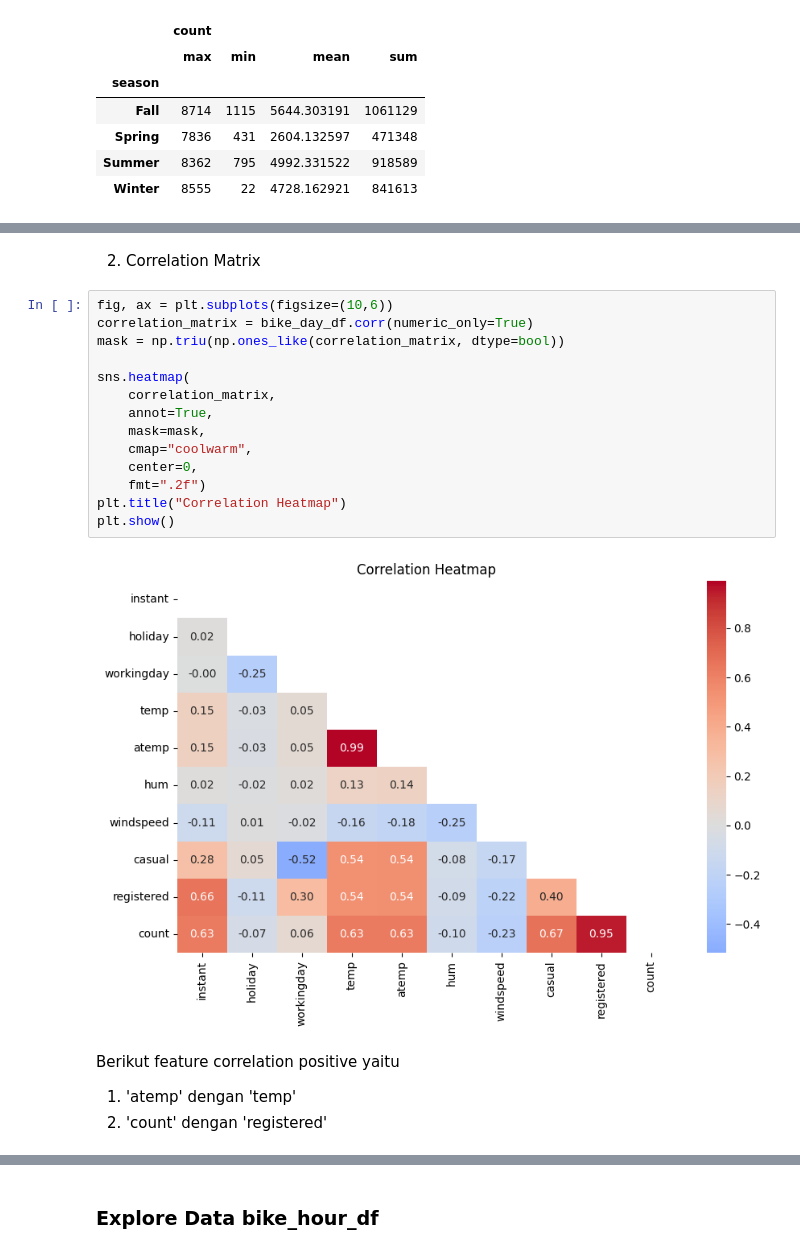
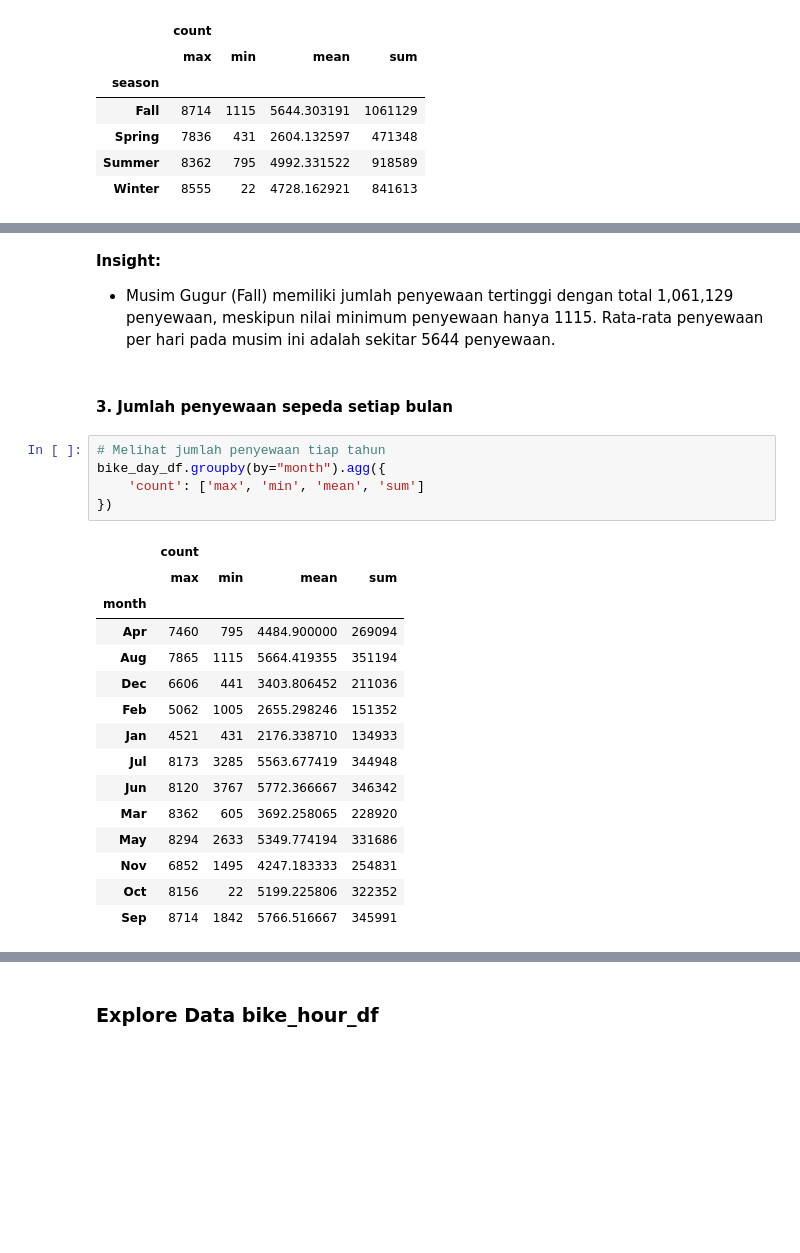
Before and after one commit to liqolina/Bike-Sharing-Dataset-Dicoding, a Jupyter notebook: notebook.ipynb, the cells around one changed output, grey strips where cells are left out. Drawn from its saved outputs; the diff is of its cells as text; blank space fills up the shorter version.

```diff
--- a/notebook.ipynb
+++ b/notebook.ipynb
@@ -486,22 +483,26 @@ bike_day_df.groupby(by="season").agg({
-# %% [markdown]
-  2. Correlation Matrix
-# %%
-fig, ax = plt.subplots(figsize=(10,6))
-correlation_matrix = bike_day_df.corr(numeric_only=True)
-mask = np.triu(np.ones_like(correlation_matrix, dtype=bool))
-
-sns.heatmap(
-    correlation_matrix,
-    annot=True,
-    mask=mask,
-    cmap="coolwarm",
-    center=0,
-    fmt=".2f")
-plt.title("Correlation Heatmap")
-plt.show()
-# %% [output]
-[figure, removed]
-# %% [markdown]
-Berikut feature correlation positive yaitu
-  1. 'atemp' dengan 'temp'
-  2. 'count' dengan 'registered'
+# %% [markdown]
+**Insight:**
+- Musim Gugur (Fall) memiliki jumlah penyewaan tertinggi dengan total 1,061,129 penyewaan, meskipun nilai minimum penyewaan hanya 1115. Rata-rata penyewaan per hari pada musim ini adalah sekitar 5644 penyewaan.
+# %% [markdown]
+#### 3. Jumlah penyewaan sepeda setiap bulan
+# %%
+# Melihat jumlah penyewaan tiap tahun
+bike_day_df.groupby(by="month").agg({
+    'count': ['max', 'min', 'mean', 'sum']
+})
+# %% [output]
+|  | count |  |  |  |
+|  | max | min | mean | sum |
+| month |  |  |  |  |
+| Apr | 7460 | 795 | 4484.900000 | 269094 |
+| Aug | 7865 | 1115 | 5664.419355 | 351194 |
+| Dec | 6606 | 441 | 3403.806452 | 211036 |
+| Feb | 5062 | 1005 | 2655.298246 | 151352 |
+| Jan | 4521 | 431 | 2176.338710 | 134933 |
+| Jul | 8173 | 3285 | 5563.677419 | 344948 |
+| Jun | 8120 | 3767 | 5772.366667 | 346342 |
+| Mar | 8362 | 605 | 3692.258065 | 228920 |
+| May | 8294 | 2633 | 5349.774194 | 331686 |
+| Nov | 6852 | 1495 | 4247.183333 | 254831 |
+| Oct | 8156 | 22 | 5199.225806 | 322352 |
+| Sep | 8714 | 1842 | 5766.516667 | 345991 |
```
Also changed, not shown: parts of 27 cells of this notebook.
